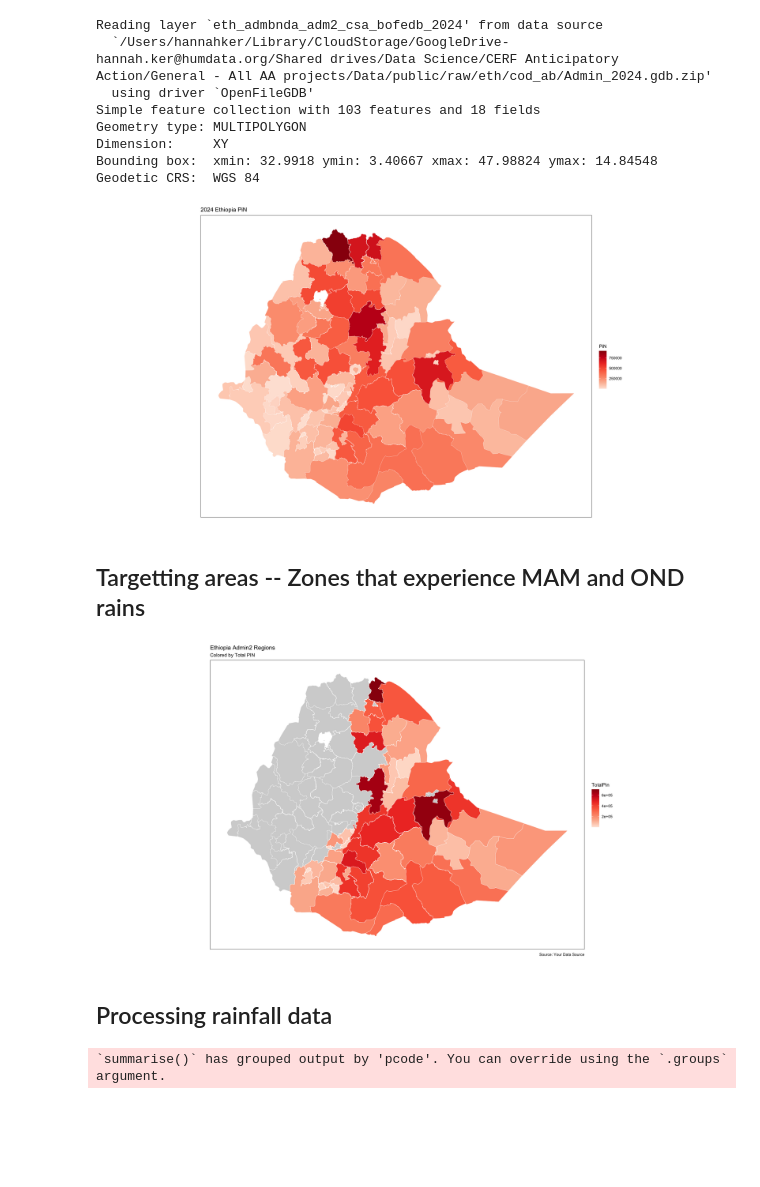
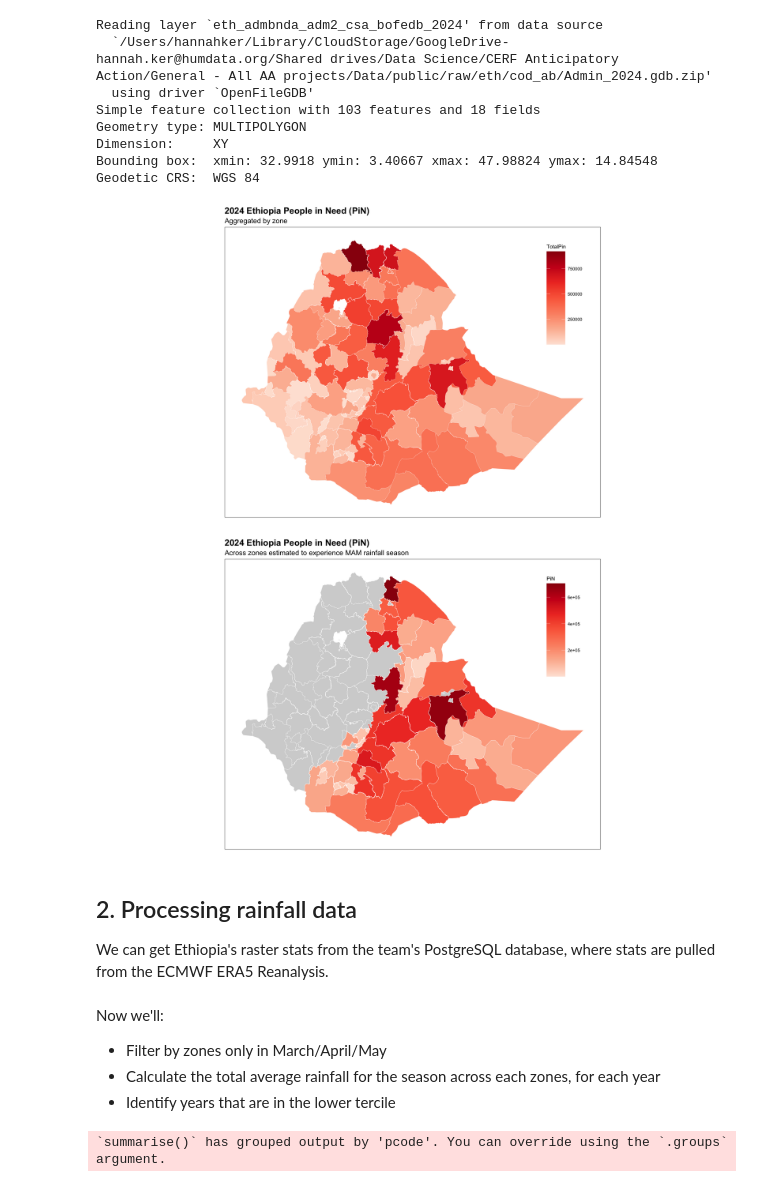
Before and after one commit to OCHA-DAP/ds-aa-eth-drought, a Jupyter notebook: analysis/03_0_pin_analysis.ipynb, the cells around one changed output. Cells and saved outputs as stored; diff of their text form; code cells hidden in the pictures; blank space fills up the shorter version.

```diff
--- a/analysis/03_0_pin_analysis.ipynb
+++ b/analysis/03_0_pin_analysis.ipynb
@@ -62,22 +100,13 @@ gdf_adm2 <- eth_adm2 %>%
 # %%
 ggplot(data = gdf_adm2) +
   geom_sf(aes(fill = TotalPin), linewidth=0.1, color="white") +
   scale_fill_distiller(palette = "Reds", direction = 1) +
-  theme_minimal() +
-  theme(
-    panel.grid = element_blank(),
-    axis.text = element_blank(),
-    axis.ticks = element_blank(),
-    axis.title = element_blank(),
-    panel.background = element_rect(fill = "white"),  # White background
-    plot.background = element_rect(fill = "white", color = NA)  # White plot area
-  ) +
-  labs(title = "2024 Ethiopia PiN",
+  base_map_theme +
+  labs(title = "2024 Ethiopia People in Need (PiN)",
+       subtitle = "Aggregated by zone",
        fill = "PiN")
 # %% [output]
-[figure, old version]
+[figure, new version]
-# %% [markdown]
-## Targetting areas -- Zones that experience MAM and OND rains
 # %%
 # MAM and OND zones defined by FEWSNET
 df_mam_ond <- read_csv(
@@ -128,36 +157,19 @@ gdf_ond_mam <- gdf_adm2 %>%
         admin2Pcode %in% ond_zones
     )
 # %%
-map <- ggplot() +
-  # First layer: Grey basemap
-  geom_sf(data = gdf_adm2, fill = "lightgrey", color = "white") +
+ggplot() +
+    geom_sf(data = gdf_adm2, fill = "lightgrey", color = "white") +
+    geom_sf(data = gdf_ond_mam, aes(fill = TotalPin), color = "white") +
+    scale_fill_distiller(palette = "Reds", direction = 1) +
+    base_map_theme +
+    labs(title = "2024 Ethiopia People in Need (PiN)",
+       subtitle = "Across zones estimated to experience MAM rainfall season",
+       fill = "PiN")
 
-  # Second layer: Colored admin2 regions
-  geom_sf(data = gdf_ond_mam, aes(fill = TotalPin), color = "white") +
-
-  # Color scale for the TotalPin values
-  #scale_fill_viridis_c(option = "plasma", name = "Total PIN") +
-    scale_fill_distiller(palette = "Reds", direction = 1) +
-
-  # Adjust the theme for a cleaner map look
-  theme_minimal() +
-  theme(
-    panel.grid = element_blank(),
-    axis.text = element_blank(),
-    axis.ticks = element_blank(),
-    axis.title = element_blank(),
-    panel.background = element_rect(fill = "white"),
-    plot.background = element_rect(fill = "white", color = NA)
-  ) +
-
-  # Add labels
-  labs(title = "Ethiopia Admin2 Regions",
-       subtitle = "Colored by Total PIN",
-       caption = "Source: Your Data Source")
-
-# Display the map
-print(map)
+ggsave("pin_targetted_zones.png", width = 30, height = 30, units = "cm")
 # %% [output]
-[figure, old version]
+[figure, new version]
 # %% [markdown]
-## Processing rainfall data
+## 2. Processing rainfall data
+
+We can get Ethiopia's raster stats from the team's PostgreSQL database, where stats are pulled from the ECMWF ERA5 Reanalysis.
@@ -170 +184,6 @@ df_imerg_filtered <- df_imerg %>%
+# %% [markdown]
+Now we'll:
+- Filter by zones only in March/April/May
+- Calculate the total average rainfall for the season across each zones, for each year
+- Identify years that are in the lower tercile
 # %%
```
Also changed, not shown: parts of 17 cells of this notebook.
